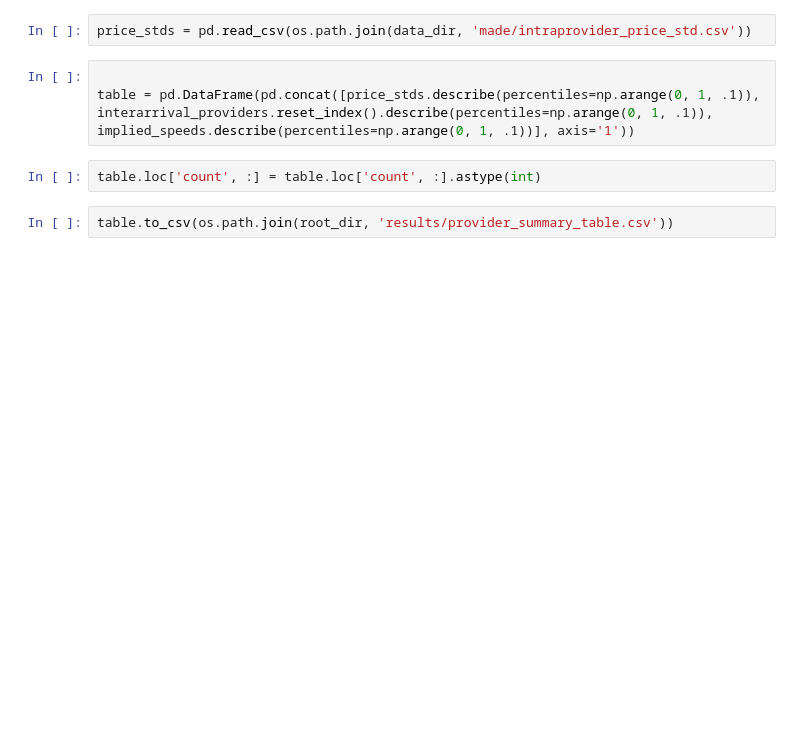
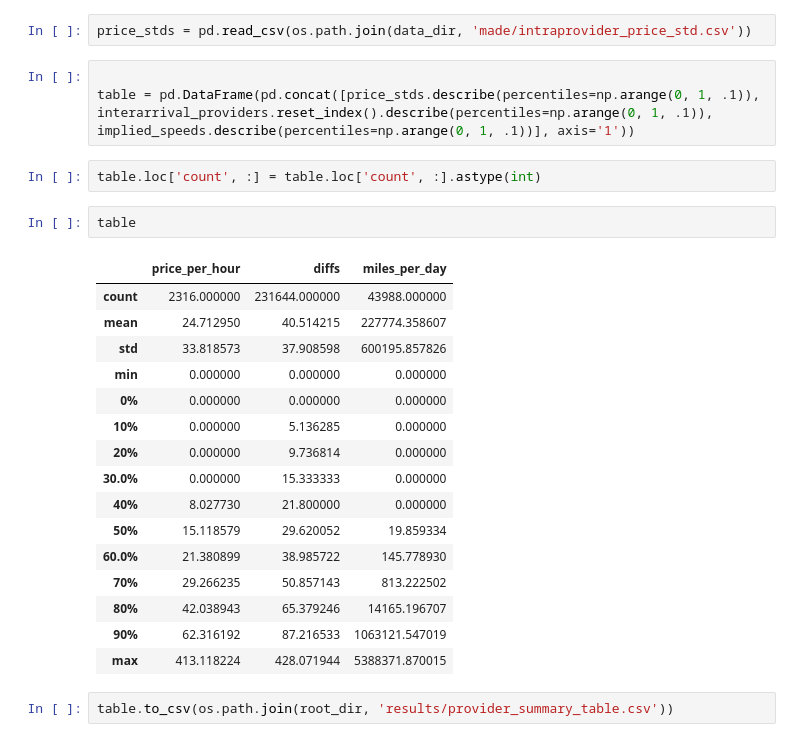
Before and after one commit to giantoak/memex-diagnostics, a Jupyter notebook: notebooks/Diagnostics.ipynb, the cells around one changed output. Cells and saved outputs as stored; diff of their text form; blank space fills up the shorter version.

```diff
--- a/notebooks/Diagnostics.ipynb
+++ b/notebooks/Diagnostics.ipynb
@@ -396,5 +453,24 @@ interarrival_providers.reset_index().describe(percentiles=np.arange(0, 1, .1)),
 implied_speeds.describe(percentiles=np.arange(0, 1, .1))], axis='1'))
 # %%
 table.loc['count', :] = table.loc['count', :].astype(int)
+# %%
+table
+# %% [output]
+|  | price_per_hour | diffs | miles_per_day |
+| count | 2316.000000 | 231644.000000 | 43988.000000 |
+| mean | 24.712950 | 40.514215 | 227774.358607 |
+| std | 33.818573 | 37.908598 | 600195.857826 |
+| min | 0.000000 | 0.000000 | 0.000000 |
+| 0% | 0.000000 | 0.000000 | 0.000000 |
+| 10% | 0.000000 | 5.136285 | 0.000000 |
+| 20% | 0.000000 | 9.736814 | 0.000000 |
+| 30.0% | 0.000000 | 15.333333 | 0.000000 |
+| 40% | 8.027730 | 21.800000 | 0.000000 |
+| 50% | 15.118579 | 29.620052 | 19.859334 |
+| 60.0% | 21.380899 | 38.985722 | 145.778930 |
+| 70% | 29.266235 | 50.857143 | 813.222502 |
+| 80% | 42.038943 | 65.379246 | 14165.196707 |
+| 90% | 62.316192 | 87.216533 | 1063121.547019 |
+| max | 413.118224 | 428.071944 | 5388371.870015 |
 # %%
 table.to_csv(os.path.join(root_dir, 'results/provider_summary_table.csv'))
```
Also changed, not shown: parts of 13 cells of this notebook, 7 other files.
